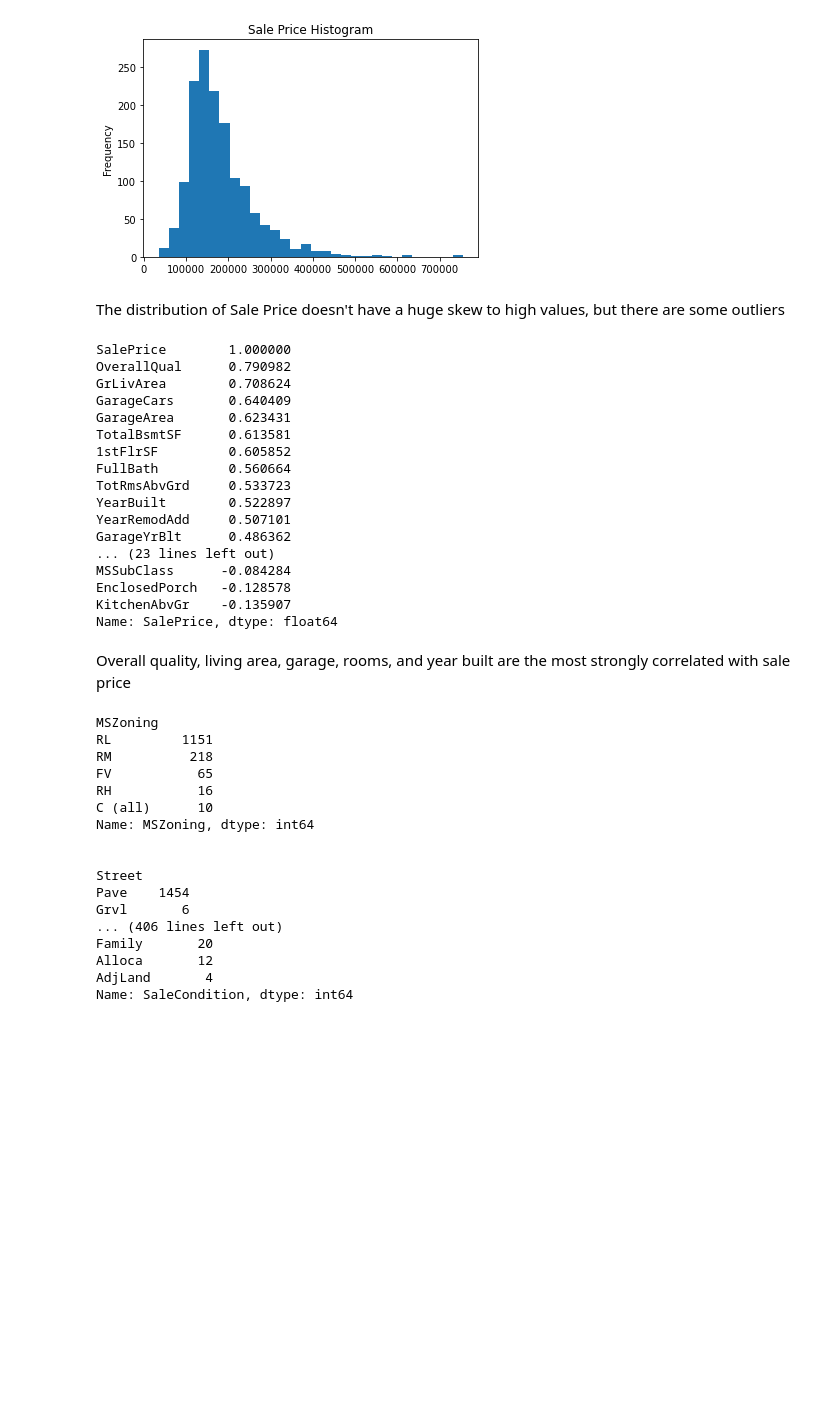
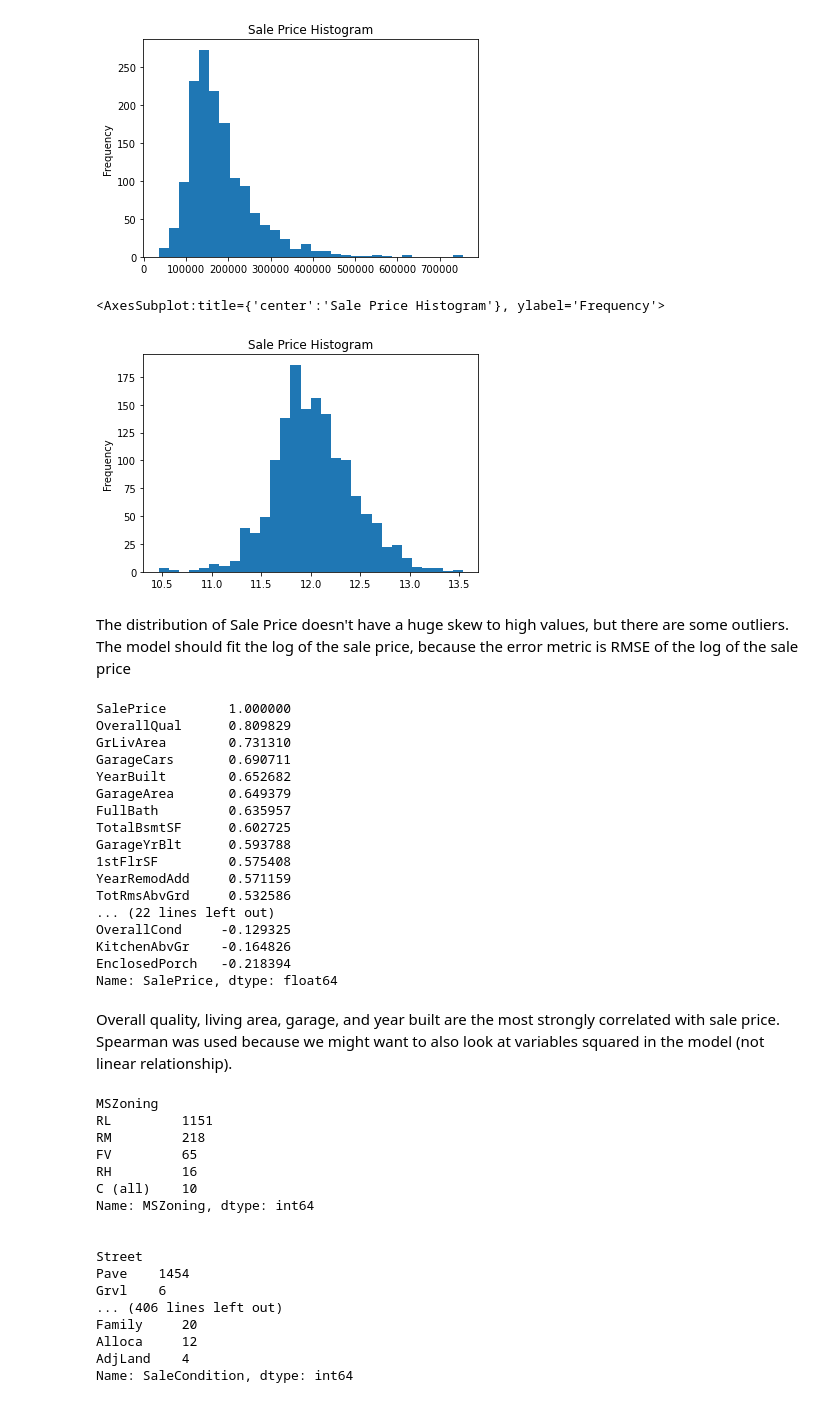
Before and after one commit to claire-robbins/kaggle, a Jupyter notebook: HousingPrices/HousingPrices_ExploreData_BB.ipynb, the cells around one changed output. Drawn from its saved outputs; the diff is of its cells as text; code cells hidden in the pictures; blank space fills up the shorter version.

Commit message:
first pass at linear regressions

```diff
--- a/HousingPrices/HousingPrices_ExploreData_BB.ipynb
+++ b/HousingPrices/HousingPrices_ExploreData_BB.ipynb
@@ -12,5 +13,5 @@ os.getcwd()
 # %%
-train = pd.read_csv('HousingPrices/house-prices-advanced-regression-techniques/train.csv')
+train = pd.read_csv('house-prices-advanced-regression-techniques/train.csv')
 # %%
 train.info()
 # %% [output]
@@ -64,5 +65,10 @@ train['SalePrice'].plot(kind = 'hist', title = 'Sale Price Histogram', bins=30)
 # %% [output]
 <AxesSubplot:title={'center':'Sale Price Histogram'}, ylabel='Frequency'>
 [figure]
+# %%
+np.log(train['SalePrice']).plot(kind = 'hist', title = 'Sale Price Histogram', bins=30)
+# %% [output]
+<AxesSubplot:title={'center':'Sale Price Histogram'}, ylabel='Frequency'>
+[figure, added]
 # %% [markdown]
-The distribution of Sale Price doesn't have a huge skew to high values, but there are some outliers
+The distribution of Sale Price doesn't have a huge skew to high values, but there are some outliers. The model should fit the log of the sale price, because the error metric is RMSE of the log of the sale price
@@ -69,25 +77,27 @@ The distribution of Sale Price doesn't have a huge skew to high values, but ther
 # %%
-train.corr(method='pearson')['SalePrice'].sort_values(ascending=False)
+#get correlations of object variables with SalePrice
+outcome_corr = train.corr(method='spearman')['SalePrice'].sort_values(ascending=False)
+outcome_corr
 # %% [output]
 SalePrice        1.000000
-OverallQual      0.790982
-GrLivArea        0.708624
-GarageCars       0.640409
-GarageArea       0.623431
-TotalBsmtSF      0.613581
-1stFlrSF         0.605852
-FullBath         0.560664
-TotRmsAbvGrd     0.533723
-YearBuilt        0.522897
-YearRemodAdd     0.507101
-GarageYrBlt      0.486362
-... (23 lines left out)
-MSSubClass      -0.084284
-EnclosedPorch   -0.128578
-KitchenAbvGr    -0.135907
+OverallQual      0.809829
+GrLivArea        0.731310
+GarageCars       0.690711
+YearBuilt        0.652682
+GarageArea       0.649379
+FullBath         0.635957
+TotalBsmtSF      0.602725
+GarageYrBlt      0.593788
+1stFlrSF         0.575408
+YearRemodAdd     0.571159
+TotRmsAbvGrd     0.532586
+... (22 lines left out)
+OverallCond     -0.129325
+KitchenAbvGr    -0.164826
+EnclosedPorch   -0.218394
 Name: SalePrice, dtype: float64
 # %% [markdown]
-Overall quality, living area, garage, rooms, and year built are the most strongly correlated with sale price
+Overall quality, living area, garage, and year built are the most strongly correlated with sale price. Spearman was used because we might want to also look at variables squared in the model (not linear relationship).
 # %%
 for col in train.select_dtypes(include=['object']).columns:
     print(col)
```
Also changed, not shown: parts of 10 cells of this notebook, 1 other file.
